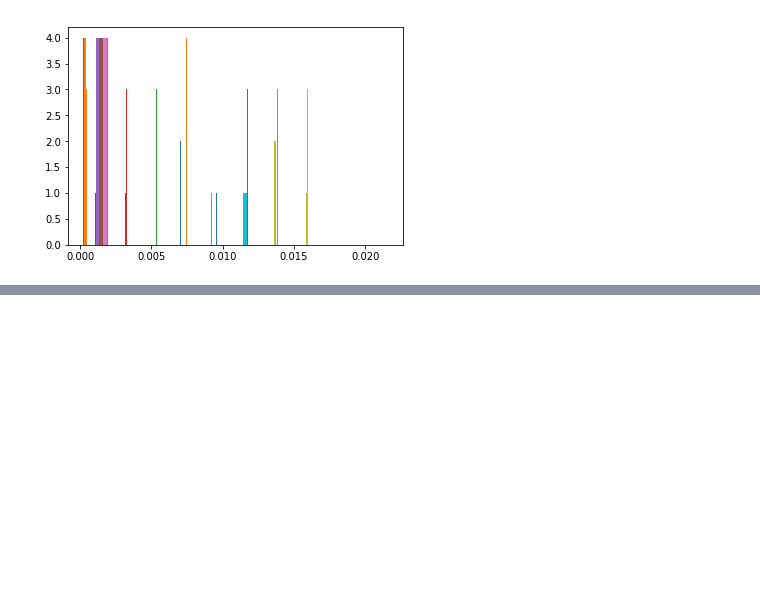
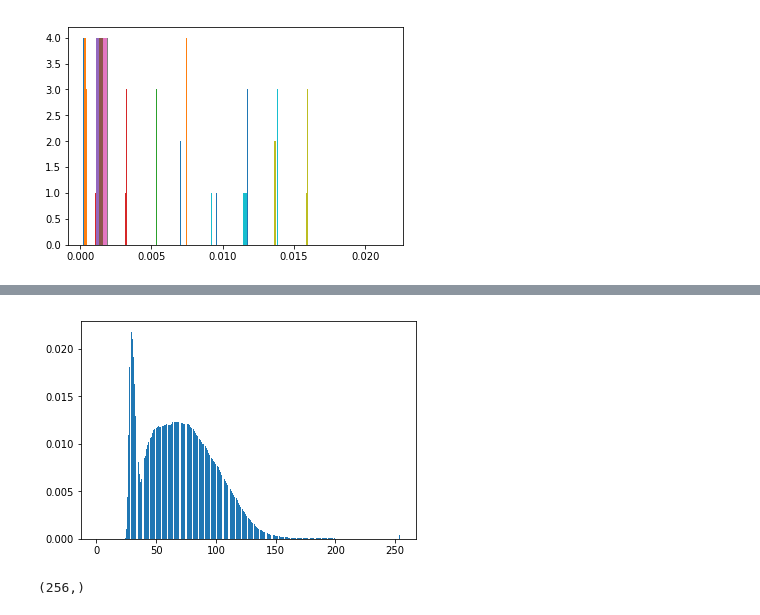
Before and after one commit to SpeerLab/STORM-UI, a Jupyter notebook: Z-Alignment Histogram Equalization.ipynb, the cells around one changed output, grey strips where cells are left out. Cells and saved outputs as stored; diff of their text form; code cells hidden in the pictures; blank space fills up the shorter version.

```diff
--- a/Z-Alignment Histogram Equalization.ipynb
+++ b/Z-Alignment Histogram Equalization.ipynb
@@ -145,0 +158,28 @@ Saving out new images!
+# %%
+hgram4 = varuse4[i] / sum(varuse4[i]) # Normalize over the channels for each image
+plt.bar(np.arange(0, 255), hgram4)
+plt.show()
+# %% [output]
+[figure, added]
+# %%
+"""
+A = (imread([path3 stormfiles(i,1).name]));
+A4 = A(:,:,1);
+
+hgram4a = cat(1, numel(find(A4==0)),
+              hgram4*numel(find(A4)));
+
+"""
+
+A = mpimg.imread(wga_files[i])
+hist,bins = np.histogram(A.ravel(),256,[0,255])
+
+hist_cum = np.cumsum(hist)
+
+a = np.array(hist[0])
+b = hgram4*(sum(hist)-hist[0])
+
+hgram4a = np.concatenate((a,b),axis=None)
+hgram4a.shape
+# %% [output]
+(256,)
```
Also changed, not shown: parts of 22 cells of this notebook, 2 other files.
